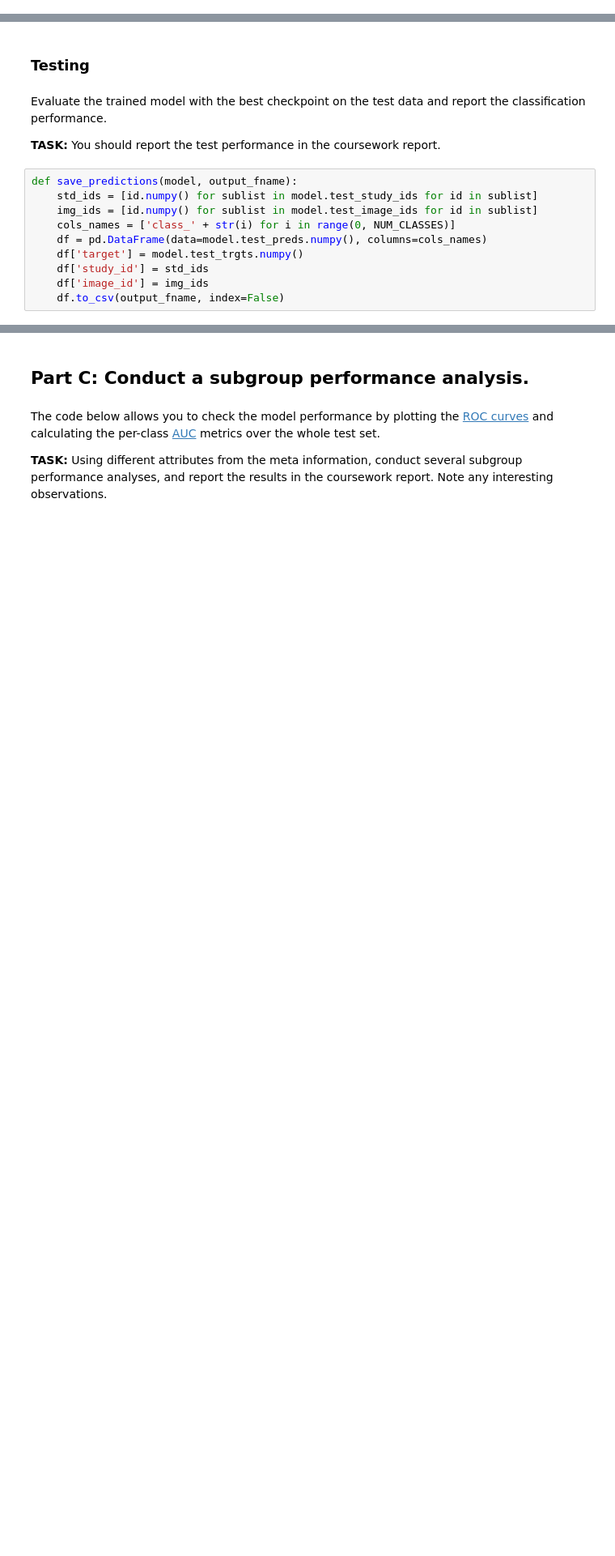
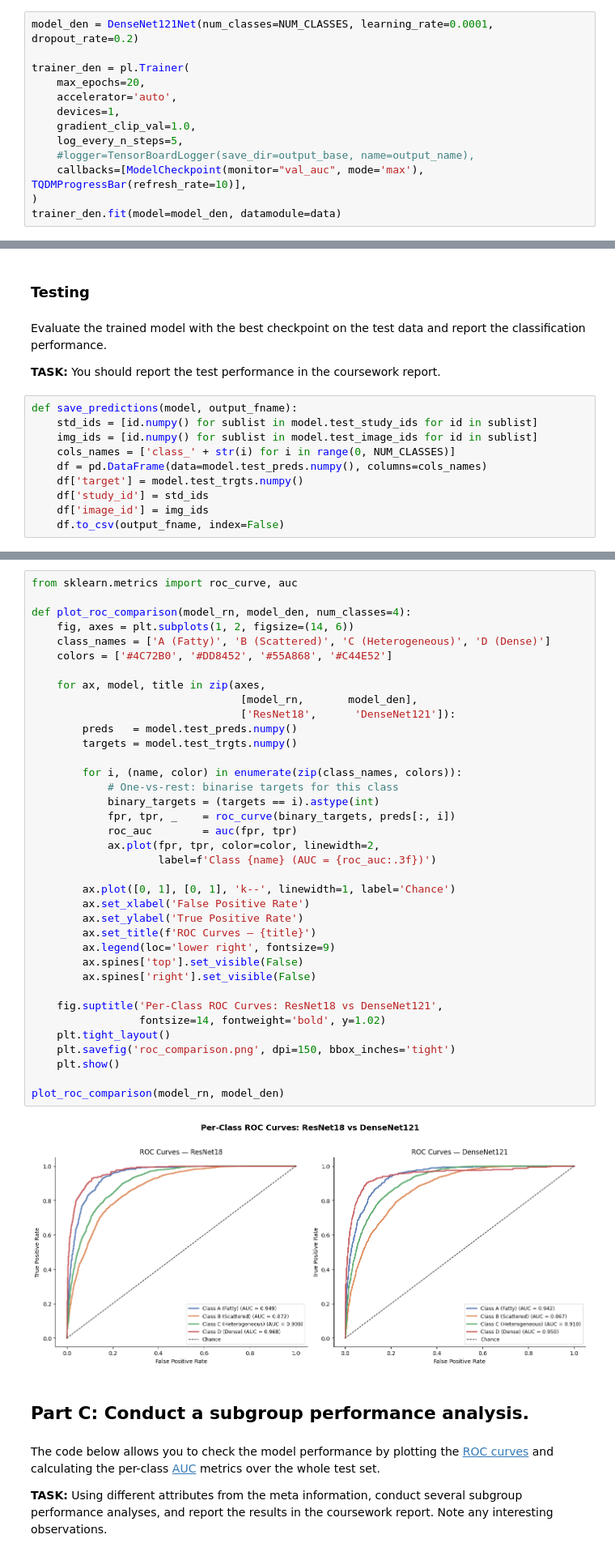
Before and after one commit to kimon2199/mammographic-dencity-prediction, a Jupyter notebook: notebook.ipynb, the cells around one changed output, grey strips where cells are left out. Shown at 81% size. Saved outputs shown, nothing was run; the diff lists cells and outputs as text; blank space fills up the shorter version.

Commit message:
update models

```diff
--- a/notebook.ipynb
+++ b/notebook.ipynb
@@ -568,3 +529,16 @@ Modules in train mode: 77
 Modules in eval mode: 0
 Total FLOPs: 0
 `Trainer.fit` stopped: `max_epochs=20` reached.
+# %%
+model_den = DenseNet121Net(num_classes=NUM_CLASSES, learning_rate=0.0001, dropout_rate=0.2)
+
+trainer_den = pl.Trainer(
+    max_epochs=20,
+    accelerator='auto',
+    devices=1,
+    gradient_clip_val=1.0,
+    log_every_n_steps=5,
+    #logger=TensorBoardLogger(save_dir=output_base, name=output_name),
+    callbacks=[ModelCheckpoint(monitor="val_auc", mode='max'), TQDMProgressBar(refresh_rate=10)],
+)
+trainer_den.fit(model=model_den, datamodule=data)
@@ -619,3 +638,42 @@ Loaded model weights from the checkpoint at ./output/mammo-net/version_49/checkp
+# %%
+from sklearn.metrics import roc_curve, auc
+
+def plot_roc_comparison(model_rn, model_den, num_classes=4):
+    fig, axes = plt.subplots(1, 2, figsize=(14, 6))
+    class_names = ['A (Fatty)', 'B (Scattered)', 'C (Heterogeneous)', 'D (Dense)']
+    colors = ['#4C72B0', '#DD8452', '#55A868', '#C44E52']
+
+    for ax, model, title in zip(axes,
+                                 [model_rn,       model_den],
+                                 ['ResNet18',      'DenseNet121']):
+        preds   = model.test_preds.numpy()
+        targets = model.test_trgts.numpy()
+
+        for i, (name, color) in enumerate(zip(class_names, colors)):
+            # One-vs-rest: binarise targets for this class
+            binary_targets = (targets == i).astype(int)
+            fpr, tpr, _    = roc_curve(binary_targets, preds[:, i])
+            roc_auc        = auc(fpr, tpr)
+            ax.plot(fpr, tpr, color=color, linewidth=2,
+                    label=f'Class {name} (AUC = {roc_auc:.3f})')
+
+        ax.plot([0, 1], [0, 1], 'k--', linewidth=1, label='Chance')
+        ax.set_xlabel('False Positive Rate')
+        ax.set_ylabel('True Positive Rate')
+        ax.set_title(f'ROC Curves — {title}')
+        ax.legend(loc='lower right', fontsize=9)
+        ax.spines['top'].set_visible(False)
+        ax.spines['right'].set_visible(False)
+
+    fig.suptitle('Per-Class ROC Curves: ResNet18 vs DenseNet121',
+                 fontsize=14, fontweight='bold', y=1.02)
+    plt.tight_layout()
+    plt.savefig('roc_comparison.png', dpi=150, bbox_inches='tight')
+    plt.show()
+
+plot_roc_comparison(model_rn, model_den)
+# %% [output]
+[figure, added]
 # %% [markdown]
 ## **Part C**: Conduct a subgroup performance analysis.
 # %% [markdown]
```
Also changed, not shown: parts of 29 cells of this notebook.
